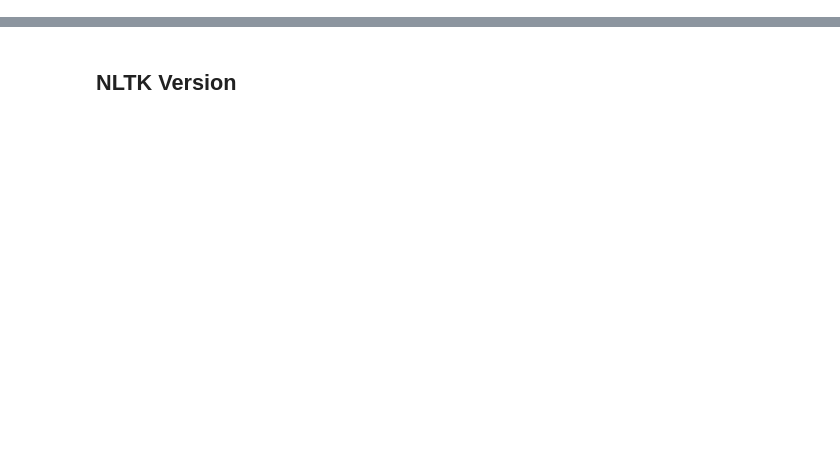
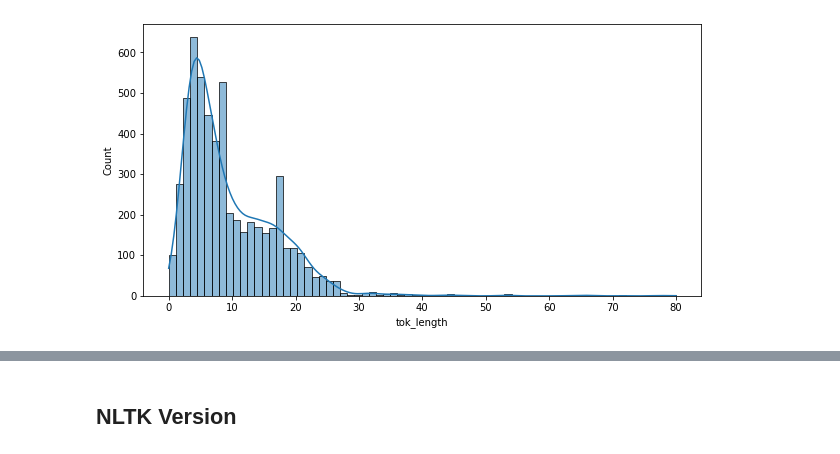
Before and after one commit to broepke/DATA110, a Jupyter notebook: Week 9/DATA110-Week9-broepke.ipynb, the cells around one changed output, grey strips where cells are left out. Cells and saved outputs as stored; diff of their text form; code cells hidden in the pictures; blank space fills up the shorter version.

```diff
--- a/Week 9/DATA110-Week9-broepke.ipynb
+++ b/Week 9/DATA110-Week9-broepke.ipynb
@@ -255,0 +149,5 @@ df_dict['label']
+# %%
+plt.figure(figsize=(10, 5))
+sns.histplot(df, x='tok_length', kde=True, palette="tab20c");
+# %% [output]
+[figure, added]
```
Also changed, not shown: parts of 112 cells of this notebook, 5 other files.
